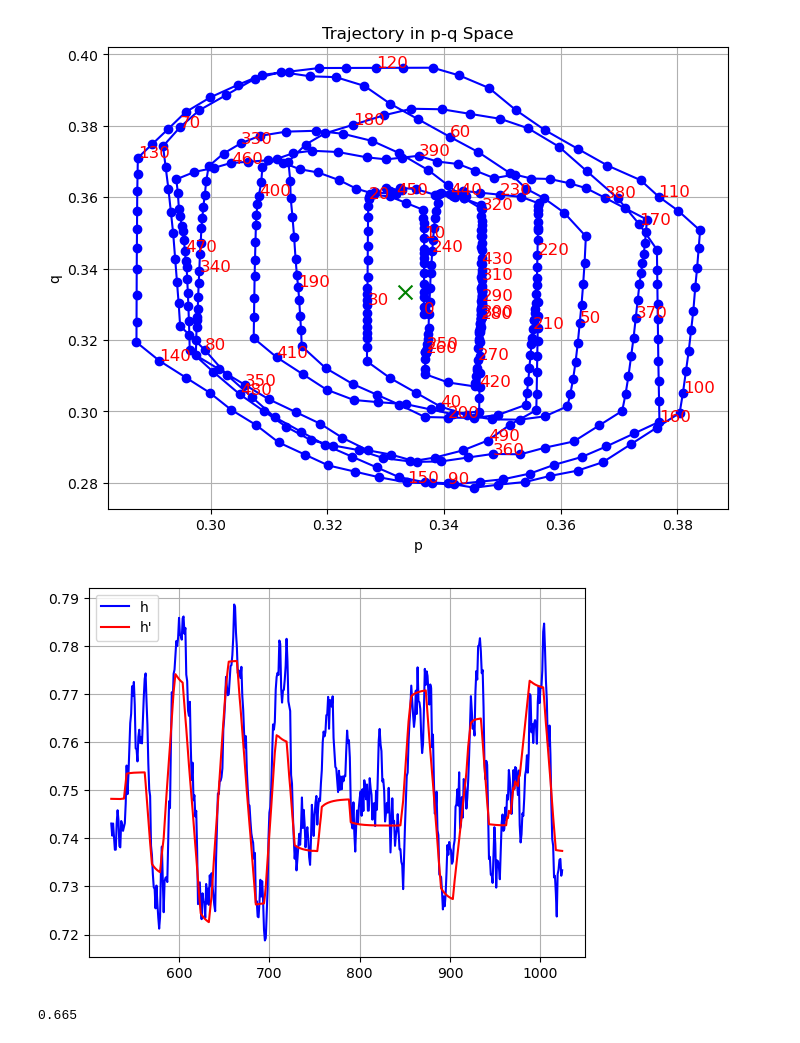
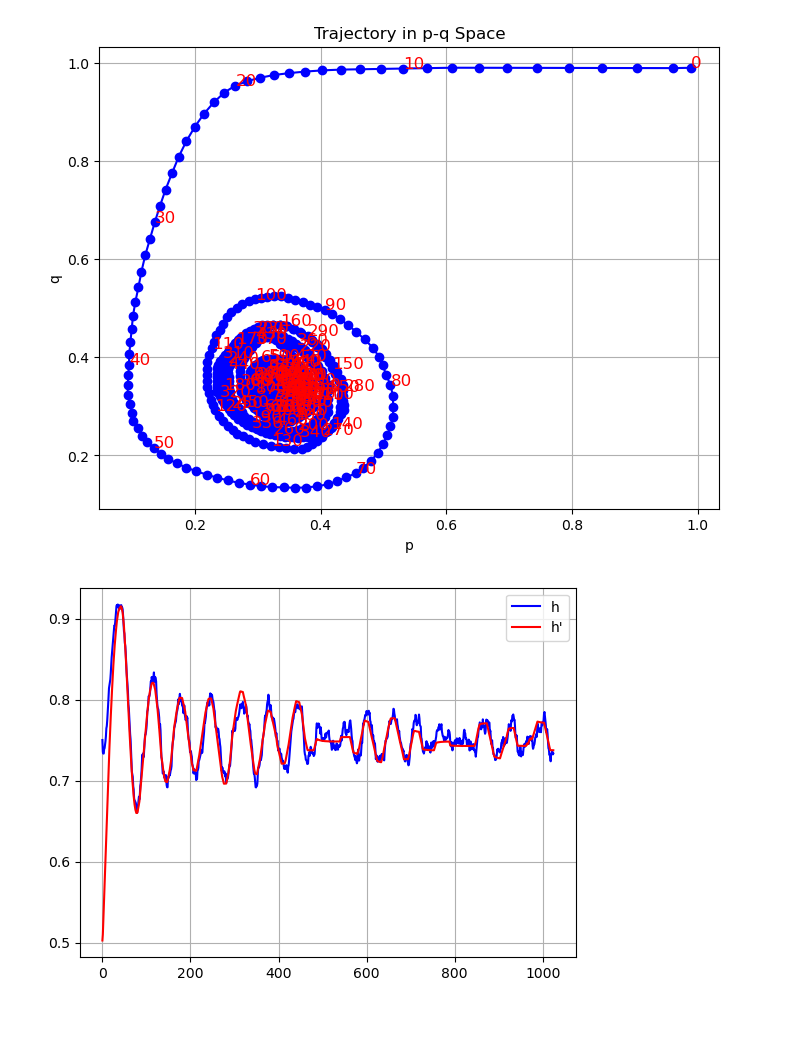
Before and after one commit to lichensongs/KuhnPoker, a Jupyter notebook: analysis.ipynb, the cells around one changed output. Cells and saved outputs as stored; diff of their text form; code cells hidden in the pictures.

```diff
--- a/analysis.ipynb
+++ b/analysis.ipynb
@@ -5,10 +5,3 @@ import numpy as np
 import random
 import pandas as pd
 import matplotlib.pyplot as plt
-# %%
-dfs = []
-for i in range(300):
-    df = pd.read_csv(f'training_data/df-{i}.csv')
-    dfs.append(df)
-
-df = pd.concat(dfs, axis=0)
@@ -35,32 +12,28 @@ df["h'"] = 1/(1+df['p'])
 # %%
-data = df[-500:]  # Assuming df is your DataFrame with columns 'p' and 'q'
+data = df
 
-# Plotting the trajectory
-plt.figure(figsize=(8, 6))  # Set the figure size
-plt.plot(data['p'], data['q'], marker='o', linestyle='-', color='b')  # Line plot with markers
-plt.title('Trajectory in p-q Space')  # Title of the plot
-plt.xlabel('p')  # Label for the x-axis
-plt.ylabel('q')  # Label for the y-axis
-plt.grid(True)  # Enable grid for easier readability
+
+plt.figure(figsize=(8, 6))
+plt.plot(data['p'], data['q'], marker='o', linestyle='-', color='b')
+plt.title('Trajectory in p-q Space')
+plt.xlabel('p')
+plt.ylabel('q')
+plt.grid(True)
 
 # Annotate every 10th point with its order number
 for i, (p, q) in enumerate(zip(data['p'], data['q'])):
-    if i % 10 == 0:  # Only annotate if the index is a multiple of 10
+    if i % 10 == 0:
         plt.text(p, q, str(i), color="red", fontsize=12)
 
 plt.scatter([1/3], [1/3], color='green', s=100, marker='x', label='Target (1/3, 1/3)')
 
-plt.show()  # Display the plot
+plt.show()
 # %% [output]
-[figure, old version]
+[figure, new version]
 # %%
 plt.plot(data.index, data['h'], color='blue', label='h')
 plt.plot(data.index, data["h'"], color='red', label="h'")
 plt.legend()
 plt.grid(True)
 # %% [output]
-[figure, old version]
+[figure, new version]
-# %%
-(0.83 + 0.50)/2
-# %% [output]
-0.665
```
Also changed, not shown: parts of 2 cells of this notebook, 3 other files.
